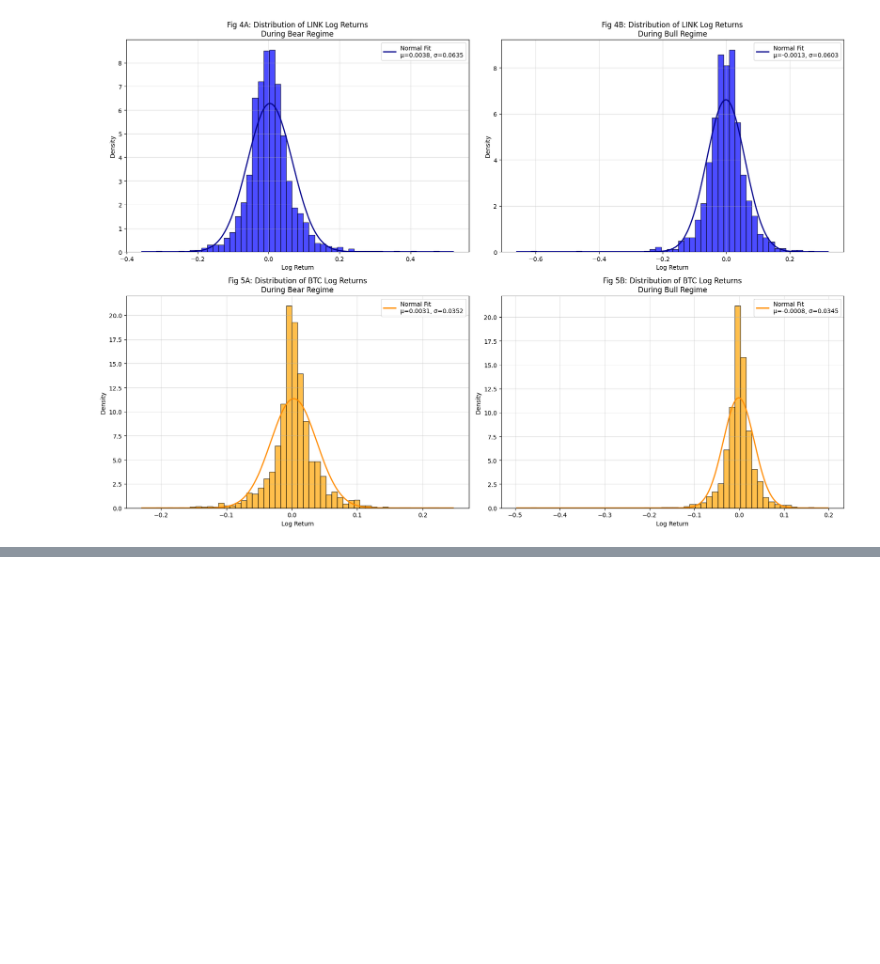
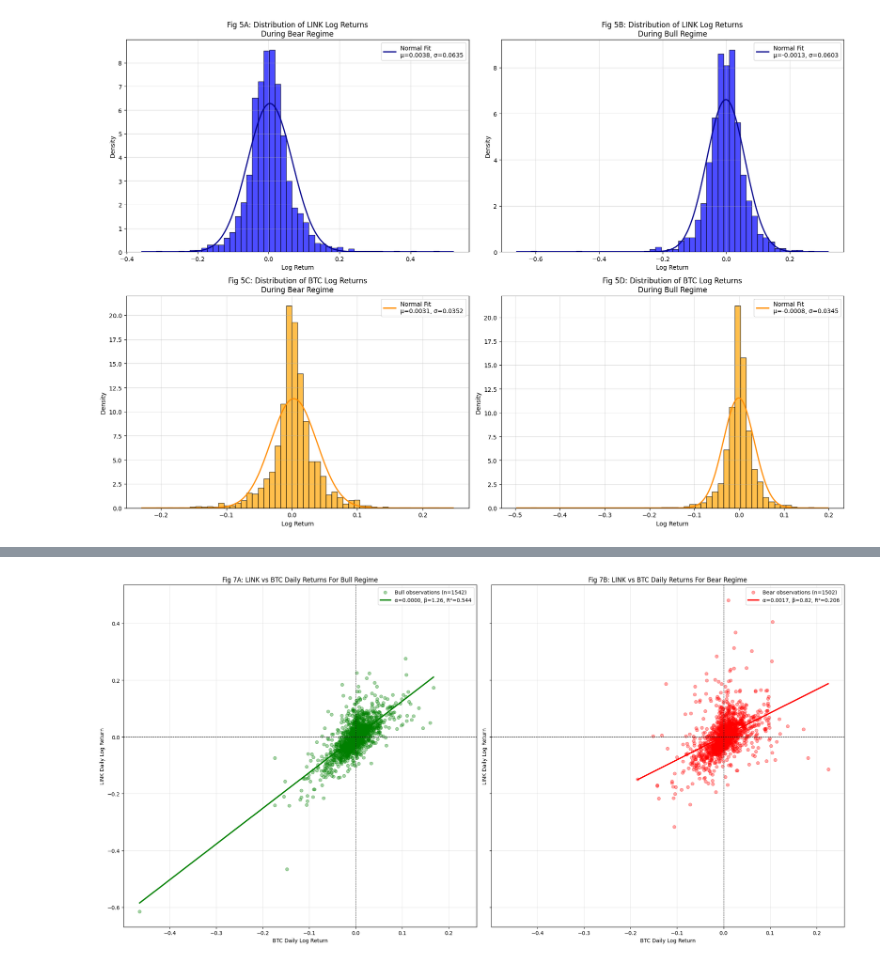
Before and after one commit to jhatch3/LINK-dashboard, a Jupyter notebook: main.ipynb, the cells around one changed output, grey strips where cells are left out. Drawn from its saved outputs; the diff is of its cells as text; code cells hidden in the pictures; blank space fills up the shorter version.

```diff
--- a/main.ipynb
+++ b/main.ipynb
@@ -361,7 +361,7 @@ p = norm.pdf(x, mu, std)
 ax[0].plot(x, p, linewidth=2, label=f"Normal Fit\nμ={mu:.4f}, σ={std:.4f}", color="darkblue")
 ax[0].set_xlabel("Log Return")
 ax[0].set_ylabel("Density")
-ax[0].set_title("Fig 4A: Distribution of LINK Log Returns\nDuring Bear Regime")
+ax[0].set_title("Fig 5A: Distribution of LINK Log Returns\nDuring Bear Regime")
 ax[0].grid(True, linewidth=0.5, alpha=0.6)
 ax[0].legend()
 
@@ -379,7 +379,7 @@ p = norm.pdf(x, mu, std)
 ax[1].plot(x, p, linewidth=2, label=f"Normal Fit\nμ={mu:.4f}, σ={std:.4f}", color="darkblue")
 ax[1].set_xlabel("Log Return")
 ax[1].set_ylabel("Density")
-ax[1].set_title("Fig 4B: Distribution of LINK Log Returns\nDuring Bull Regime")
+ax[1].set_title("Fig 5B: Distribution of LINK Log Returns\nDuring Bull Regime")
 ax[1].grid(True, linewidth=0.5, alpha=0.6)
 ax[1].legend()
 
@@ -401,7 +401,7 @@ p = norm.pdf(x, mu, std)
 ax[2].plot(x, p, linewidth=2, label=f"Normal Fit\nμ={mu:.4f}, σ={std:.4f}", color="darkorange")
 ax[2].set_xlabel("Log Return")
 ax[2].set_ylabel("Density")
-ax[2].set_title("Fig 5A: Distribution of BTC Log Returns\nDuring Bear Regime")
+ax[2].set_title("Fig 5C: Distribution of BTC Log Returns\nDuring Bear Regime")
 ax[2].grid(True, linewidth=0.5, alpha=0.6)
 ax[2].legend()
 
@@ -419,7 +419,7 @@ p = norm.pdf(x, mu, std)
 ax[3].plot(x, p, linewidth=2, label=f"Normal Fit\nμ={mu:.4f}, σ={std:.4f}", color="darkorange")
 ax[3].set_xlabel("Log Return")
 ax[3].set_ylabel("Density")
-ax[3].set_title("Fig 5B: Distribution of BTC Log Returns\nDuring Bull Regime")
+ax[3].set_title("Fig 5D: Distribution of BTC Log Returns\nDuring Bull Regime")
 ax[3].grid(True, linewidth=0.5, alpha=0.6)
 ax[3].legend()
 
@@ -449,0 +473,76 @@ c
+# %%
+df = pd.DataFrame({
+    "btc_ret": btc_hist["Log_returns"],
+    "link_ret": link_hist["Log_returns"],
+    "regime": np.where(btc_hist["Bear_Regime"], "Bear", "Bull")
+}).dropna()
+
+regime_styles = {
+    "Bull": {"color": "green", "alpha": 0.35},
+    "Bear": {"color": "red", "alpha": 0.35}
+}
+
+fig, axes = plt.subplots(1, 2, figsize=(20, 10), sharex=True, sharey=True)
+
+results = {}
+
+for ax, regime in zip(axes, ["Bull", "Bear"]):
+    sub = df[df["regime"] == regime].copy()
+
+    x = sub["btc_ret"].values
+    y = sub["link_ret"].values
+
+    # Regression
+    beta, alpha = np.polyfit(x, y, 1)
+    y_pred = alpha + beta * x
+
+    ss_res = np.sum((y - y_pred) ** 2)
+    ss_tot = np.sum((y - np.mean(y)) ** 2)
+    r2 = 1 - ss_res / ss_tot if ss_tot != 0 else np.nan
+
+    x_line = np.linspace(x.min(), x.max(), 200)
+    y_line = alpha + beta * x_line
+
+    # Scatter
+    ax.scatter(
+        x, y,
+        alpha=regime_styles[regime]["alpha"],
+        color=regime_styles[regime]["color"],
+        label=f"{regime} observations (n={len(sub)})"
+    )
+
+    # Regression line
+    ax.plot(
+        x_line, y_line,
+        color=regime_styles[regime]["color"],
+        linewidth=2.5,
+        label=f"α={alpha:.4f}, β={beta:.2f}, R²={r2:.3f}"
+    )
+
+    ax.axhline(0, color="black", linestyle="--", linewidth=0.8, alpha=0.7)
+    ax.axvline(0, color="black", linestyle="--", linewidth=0.8, alpha=0.7)
+    ax.set_ylabel("LINK Daily Log Return")
+    ax.grid(True, alpha=0.3)
+    ax.legend()
+
+    results[regime] = {
+        "alpha": alpha,
+        "beta": beta,
+        "r2": r2,
+        "n": len(sub)
+    }
+
+axes[1].set_xlabel("BTC Daily Log Return")
+axes[0].set_xlabel("BTC Daily Log Return")
+
+axes[0].set_title(f"Fig 7A: LINK vs BTC Daily Returns For Bull Regime")
+axes[1].set_title(f"Fig 7B: LINK vs BTC Daily Returns For Bear Regime")
+
+plt.tight_layout()
+plt.show()
+
+summary = pd.DataFrame(results).T
+summary["Corr"] = df[["btc_ret", "link_ret"]].corr()
+print(summary)
+# %% [output]
+[figure, added]
```
Also changed, not shown: parts of 9 cells of this notebook, 3 other files.
